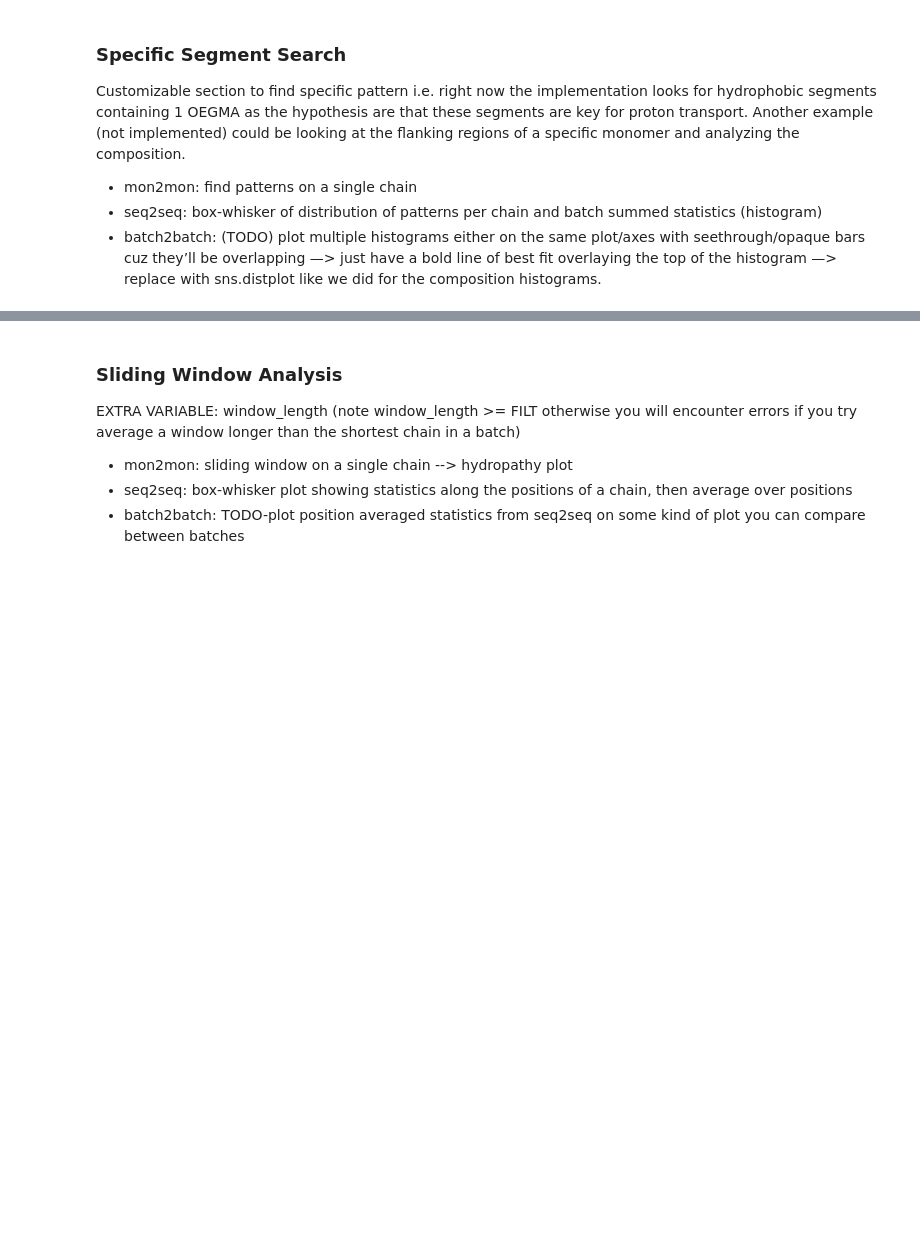
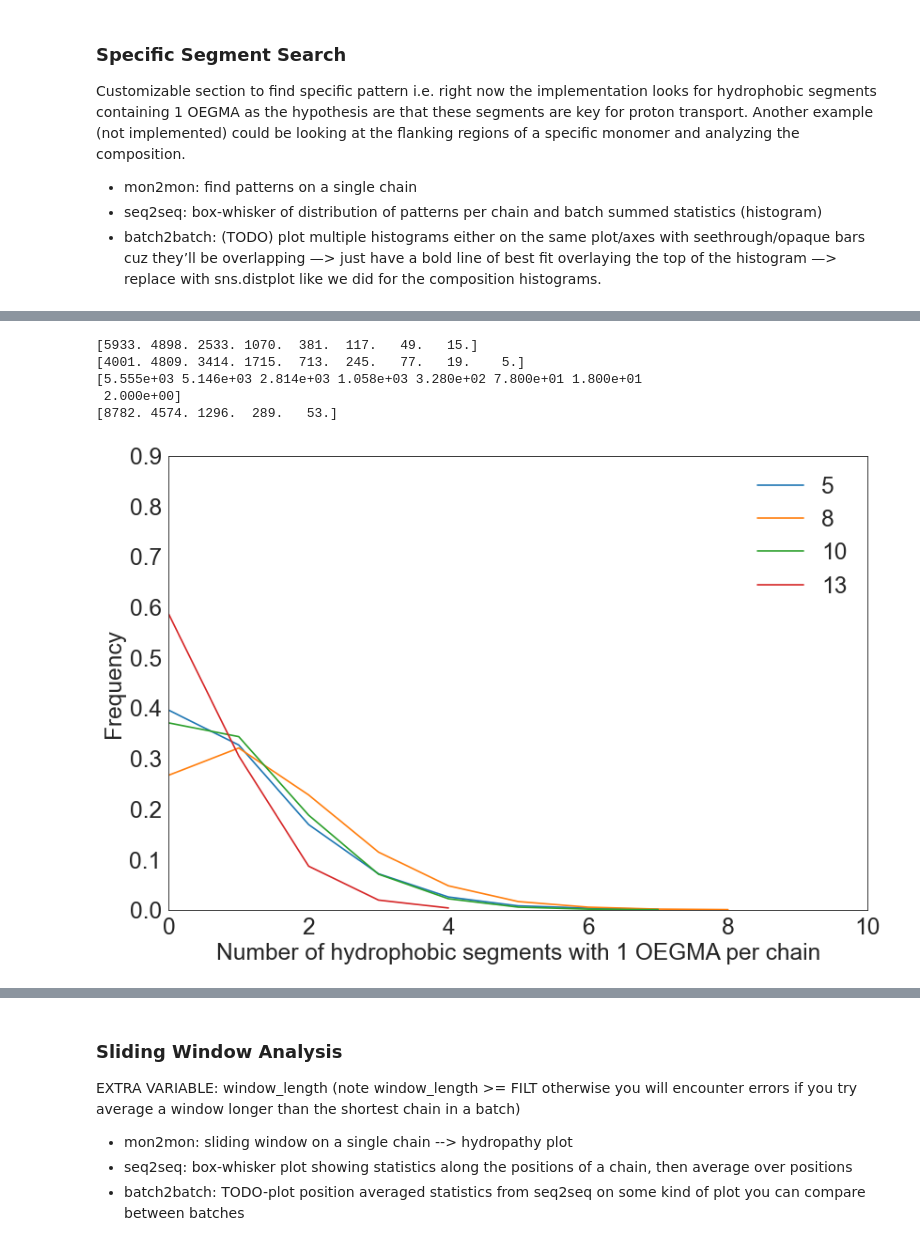
Before and after one commit to ivanjayapurna/RHPapp, a Jupyter notebook: HTP_compdrift.ipynb, the cells around one changed output, grey strips where cells are left out. Drawn from its saved outputs; the diff is of its cells as text; code cells hidden in the pictures; blank space fills up the shorter version.

```diff
--- a/HTP_compdrift.ipynb
+++ b/HTP_compdrift.ipynb
@@ -885,0 +986,3 @@ else:
+# %%
+for b_no in [4,7]:
+    print(b_no)
@@ -931,5 +1042,5 @@ for b_no in tqdm_notebook(range(len(csv_files))):
 # %%
-b_no = 2
+b_no = 4
 ARR_5 = []
 ARR_8 = []
 ARR_10 = []
@@ -970,34 +1081,48 @@ for i in range(len(ARR_8)):
 data_10 = np.zeros(max(ARR_10))
 for i in range(len(ARR_10)):
     for j in range(max(ARR_10)):
         if ARR_10[i] == j:
             data_10[j] += 1
 
 data_13 = np.zeros(max(ARR_13))
 for i in range(len(ARR_13)):
     for j in range(max(ARR_13)):
         if ARR_13[i] == j:
             data_13[j] += 1
 
 print(data_5)
 print(data_8)
 print(data_10)
 print(data_13)
 
 plt.figure(num=None, figsize=(12, 8), dpi=80, facecolor='w', edgecolor='k')
+ax = fig.add_subplot(111)
 # sns.set_style(style='white') #style='white' or 'darkgrid'
 plt.xlabel("Number of hydrophobic segments with 1 OEGMA per chain")
 plt.ylabel("Frequency")
 sns.set_style(style = 'white')
 sns.lineplot(x = np.array(np.linspace(0, len(data_5)-1, num = len(data_5))), y = data_5/df_prop['NumSeqs'][b_no], label = "5")
 sns.lineplot(x = np.array(np.linspace(0, len(data_8)-1, num = len(data_8))), y = data_8/df_prop['NumSeqs'][b_no], label = "8")
 sns.lineplot(x = np.array(np.linspace(0, len(data_10)-1, num = len(data_10))), y = data_10/df_prop['NumSeqs'][b_no], label = "10")
 sns.lineplot(x = np.array(np.linspace(0, len(data_13)-1, num = len(data_13))), y = data_13/df_prop['NumSeqs'][b_no], label = "13")
+ax.spines["top"].set_linewidth(2)
+ax.spines["bottom"].set_linewidth(2)
+ax.spines["left"].set_linewidth(2)
+ax.spines["right"].set_linewidth(2)
+ax.tick_params('both', length=10, width=2, which='major')
 plt.xlim(0,10)
 plt.ylim(0,0.9)
-plt.legend()
+plt.legend(frameon=False)
+plt.savefig('Figures_Editable/seq2seq_segsearch_DP'+str(df_prop['Avg DP'][b_no])+'.pdf')
 #plt.title("Seq2Seq Specific Segment Search")
 plt.show()
+# %% [output]
+[5933. 4898. 2533. 1070.  381.  117.   49.   15.]
+[4001. 4809. 3414. 1715.  713.  245.   77.   19.    5.]
+[5.555e+03 5.146e+03 2.814e+03 1.058e+03 3.280e+02 7.800e+01 1.800e+01
+ 2.000e+00]
+[8782. 4574. 1296.  289.   53.]
+[figure, added]
 # %%
 #analyzes specific segment search data
 Avg_NumSeg = np.mean(np.array(seg_len_list))
```
Also changed, not shown: parts of 22 cells of this notebook.
